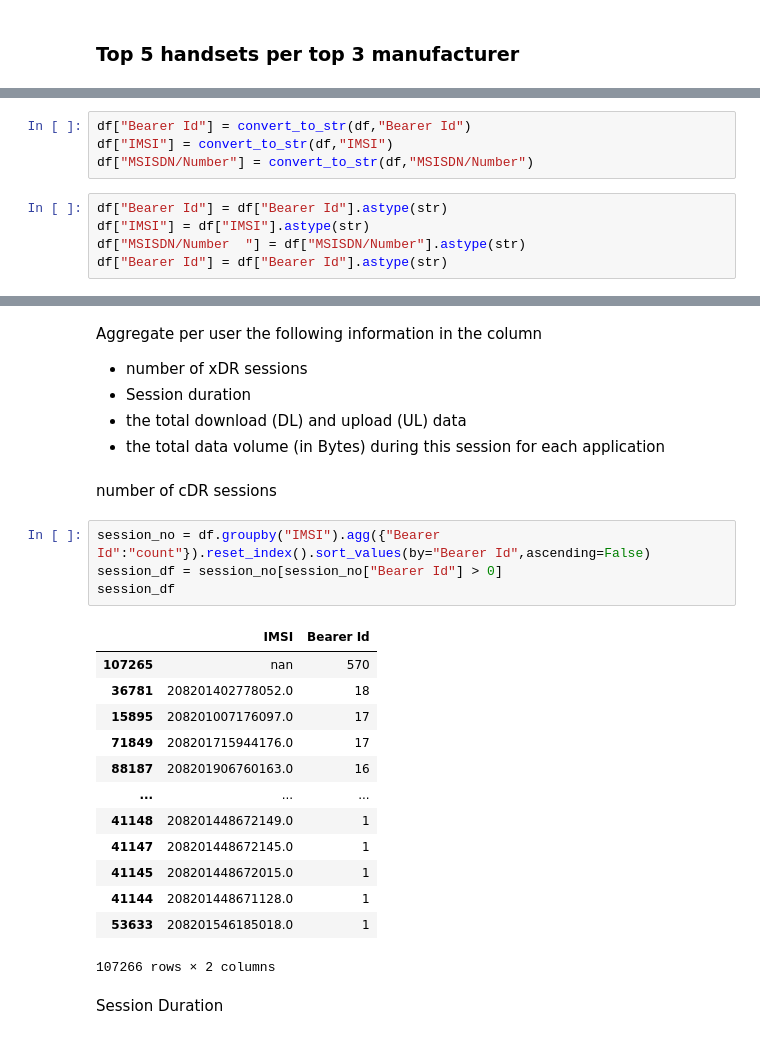
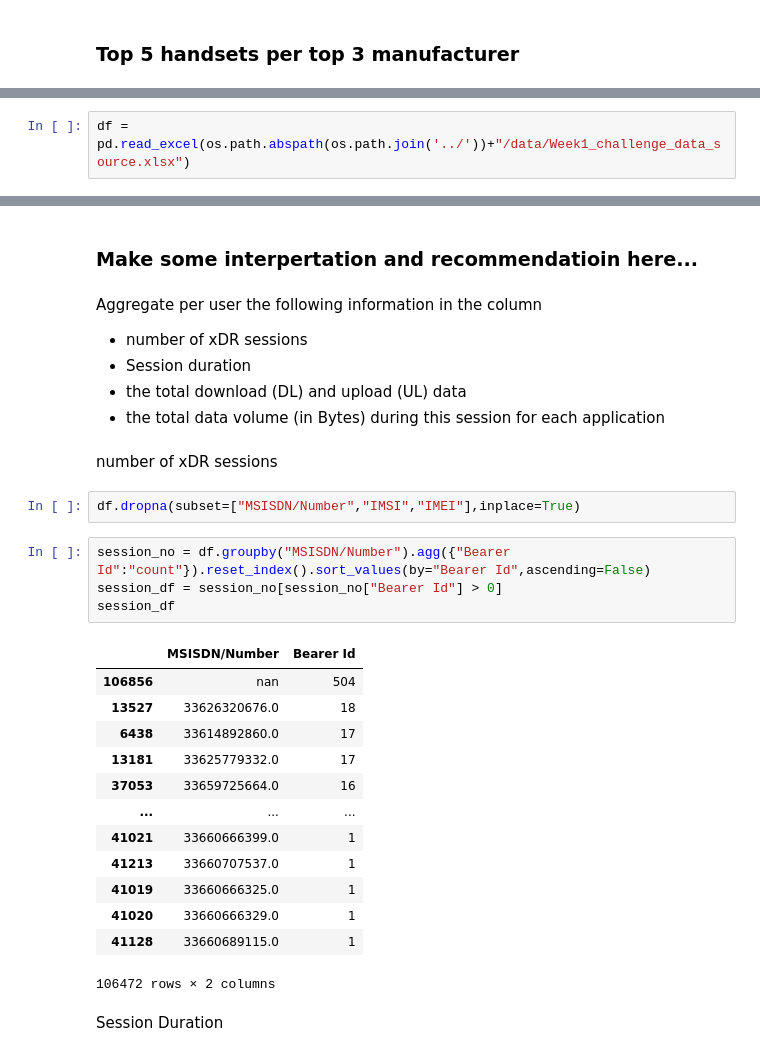
Before and after one commit to nardoshood/Telecomunication-User-Analytics, a Jupyter notebook: notebooks/data_exploration.ipynb, the cells around one changed output, grey strips where cells are left out. Saved outputs shown, nothing was run; the diff lists cells and outputs as text.

```diff
--- a/notebooks/data_exploration.ipynb
+++ b/notebooks/data_exploration.ipynb
@@ -92,0 +136,2 @@ dtype: int64
+# %%
+df = pd.read_excel(os.path.abspath(os.path.join('../'))+"/data/Week1_challenge_data_source.xlsx")
@@ -106,9 +149,0 @@ df.describe()
-# %%
-df["Bearer Id"] = convert_to_str(df,"Bearer Id")
-df["IMSI"] = convert_to_str(df,"IMSI")
-df["MSISDN/Number"] = convert_to_str(df,"MSISDN/Number")
-# %%
-df["Bearer Id"] = df["Bearer Id"].astype(str)
-df["IMSI"] = df["IMSI"].astype(str)
-df["MSISDN/Number  "] = df["MSISDN/Number"].astype(str)
-df["Bearer Id"] = df["Bearer Id"].astype(str)
@@ -187,3 +323,5 @@ pd.options.display.float_format = format_float
+# %% [markdown]
+### Make some interpertation and recommendatioin here...
 # %% [markdown]
 Aggregate per user the following information in the column
 - number of xDR sessions
@@ -191,25 +329,27 @@ Aggregate per user the following information in the column
 - the total download (DL) and upload (UL) data
 - the total data volume (in Bytes) during this session for each application
 # %% [markdown]
-number of cDR sessions
+number of xDR sessions
+# %%
+df.dropna(subset=["MSISDN/Number","IMSI","IMEI"],inplace=True)
 # %%
-session_no = df.groupby("IMSI").agg({"Bearer Id":"count"}).reset_index().sort_values(by="Bearer Id",ascending=False)
+session_no = df.groupby("MSISDN/Number").agg({"Bearer Id":"count"}).reset_index().sort_values(by="Bearer Id",ascending=False)
 session_df = session_no[session_no["Bearer Id"] > 0]
 session_df
 # %% [output]
-|  | IMSI | Bearer Id |
-| 107265 | nan | 570 |
-| 36781 | 208201402778052.0 | 18 |
-| 15895 | 208201007176097.0 | 17 |
-| 71849 | 208201715944176.0 | 17 |
-| 88187 | 208201906760163.0 | 16 |
+|  | MSISDN/Number | Bearer Id |
+| 106856 | nan | 504 |
+| 13527 | 33626320676.0 | 18 |
+| 6438 | 33614892860.0 | 17 |
+| 13181 | 33625779332.0 | 17 |
+| 37053 | 33659725664.0 | 16 |
 | ... | ... | ... |
-| 41148 | 208201448672149.0 | 1 |
-| 41147 | 208201448672145.0 | 1 |
-| 41145 | 208201448672015.0 | 1 |
-| 41144 | 208201448671128.0 | 1 |
-| 53633 | 208201546185018.0 | 1 |
+| 41021 | 33660666399.0 | 1 |
+| 41213 | 33660707537.0 | 1 |
+| 41019 | 33660666325.0 | 1 |
+| 41020 | 33660666329.0 | 1 |
+| 41128 | 33660689115.0 | 1 |
-107266 rows × 2 columns
+106472 rows × 2 columns
 # %% [markdown]
 Session Duration
 # %%
```
Also changed, not shown: parts of 65 cells of this notebook.
